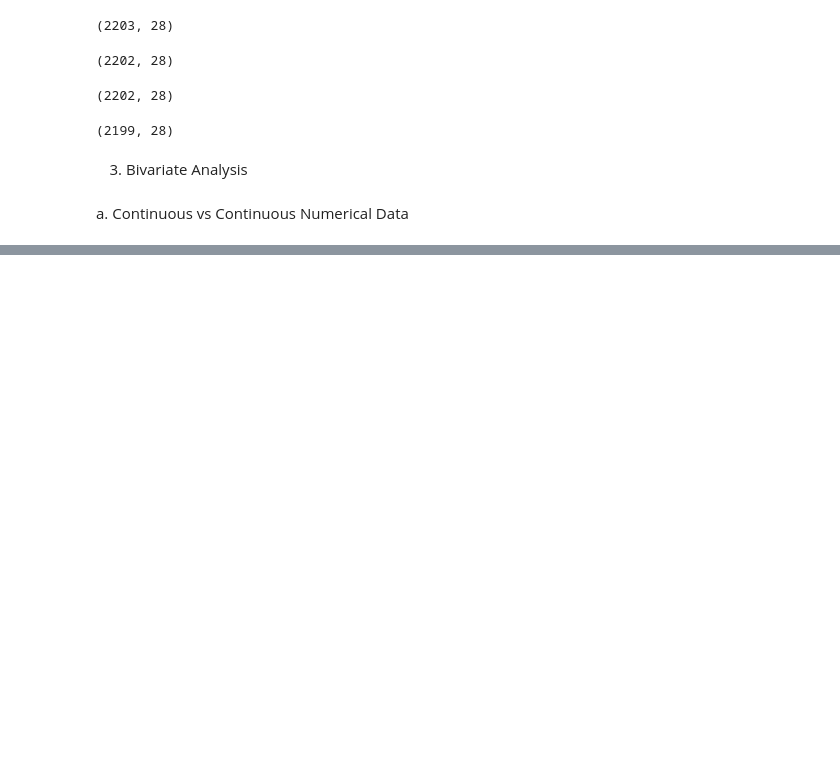
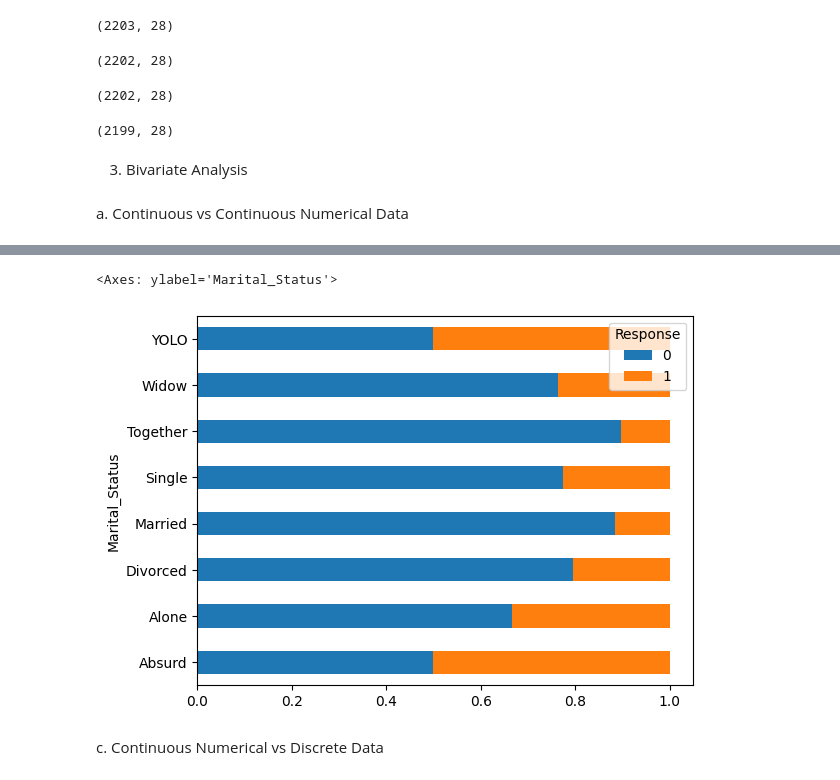
Before and after one commit to Tolash123/Machine_learning_and_Deep_learning, a Jupyter notebook: Module2-python for Data Analysis/7. Case Study - Marketing Campaigns(EDA)/marketing_campaigns.ipynb, the cells around one changed output, grey strips where cells are left out. Drawn from its saved outputs; the diff is of its cells as text; code cells hidden in the pictures; blank space fills up the shorter version.

```diff
--- a/Module2-python for Data Analysis/7. Case Study - Marketing Campaigns(EDA)/marketing_campaigns.ipynb
+++ b/Module2-python for Data Analysis/7. Case Study - Marketing Campaigns(EDA)/marketing_campaigns.ipynb
@@ -356,0 +524,7 @@ a. Continuous vs Continuous Numerical Data
+# %%
+tab.plot(kind='barh',stacked=True)
+# %% [output]
+<Axes: ylabel='Marital_Status'>
+[figure, added]
+# %% [markdown]
+c. Continuous Numerical vs Discrete Data
```
Also changed, not shown: parts of 21 cells of this notebook.
